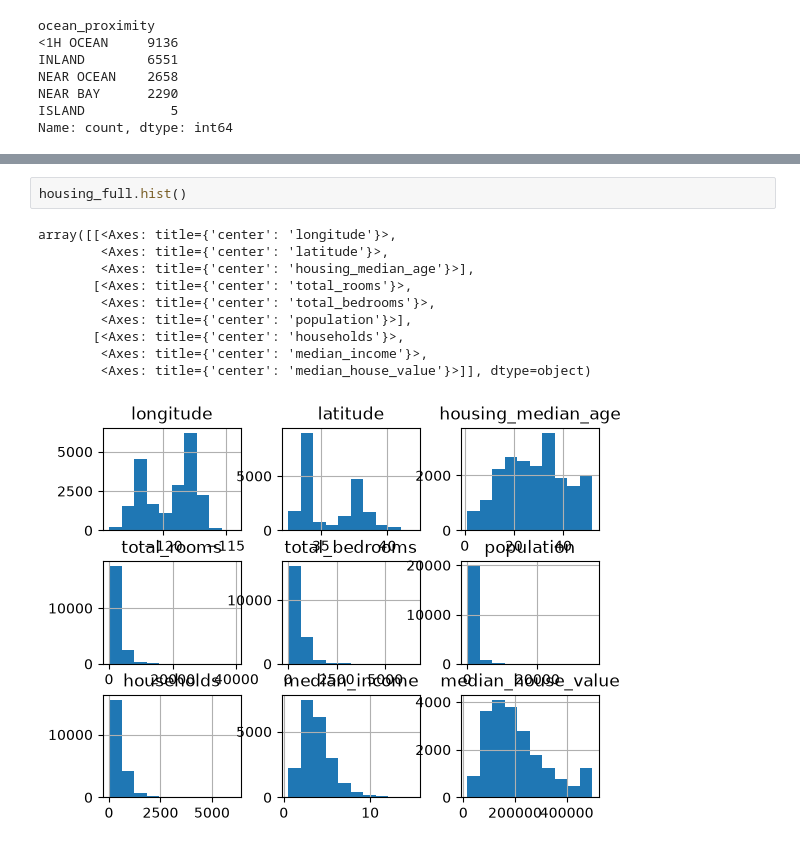
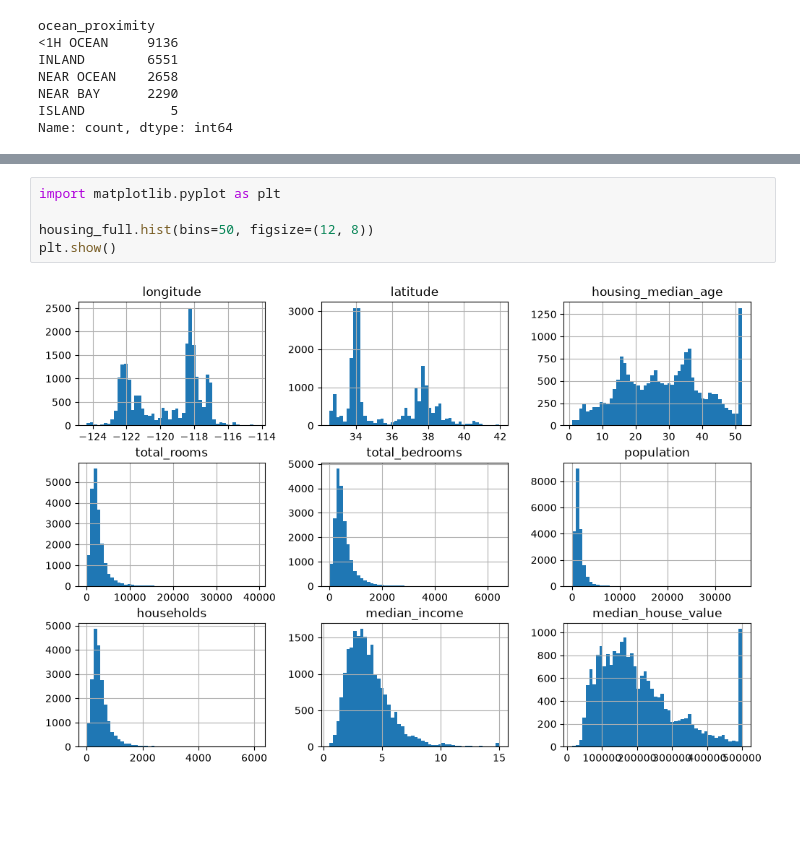
Before and after one commit to ManasKoti/sample-ml-project, a Jupyter notebook: main.ipynb, the cells around one changed output, grey strips where cells are left out. Drawn from its saved outputs; the diff is of its cells as text; blank space fills up the shorter version.

```diff
--- a/main.ipynb
+++ b/main.ipynb
@@ -71,15 +71,9 @@ housing_full.describe()
 | 75% | -118.010000 | 37.710000 | 37.000000 | 3148.000000 | 647.000000 | 1725.000000 | 605.000000 | ... |
 | max | -114.310000 | 41.950000 | 52.000000 | 39320.000000 | 6445.000000 | 35682.000000 | 6082.000000 | ... |
 # %%
-housing_full.hist()
+import matplotlib.pyplot as plt
+
+housing_full.hist(bins=50, figsize=(12, 8))
+plt.show()
 # %% [output]
-array([[<Axes: title={'center': 'longitude'}>,
-        <Axes: title={'center': 'latitude'}>,
-        <Axes: title={'center': 'housing_median_age'}>],
-       [<Axes: title={'center': 'total_rooms'}>,
-        <Axes: title={'center': 'total_bedrooms'}>,
-        <Axes: title={'center': 'population'}>],
-       [<Axes: title={'center': 'households'}>,
-        <Axes: title={'center': 'median_income'}>,
-        <Axes: title={'center': 'median_house_value'}>]], dtype=object)
-[figure, old version]
+[figure, new version]
```
Also changed, not shown: parts of 2 cells of this notebook.
